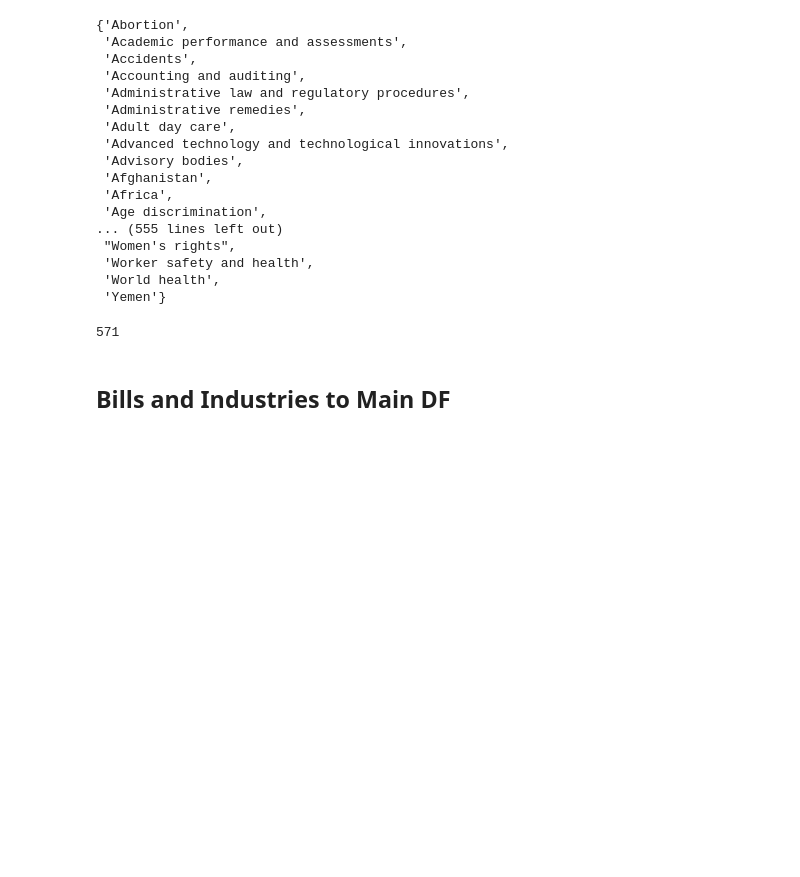
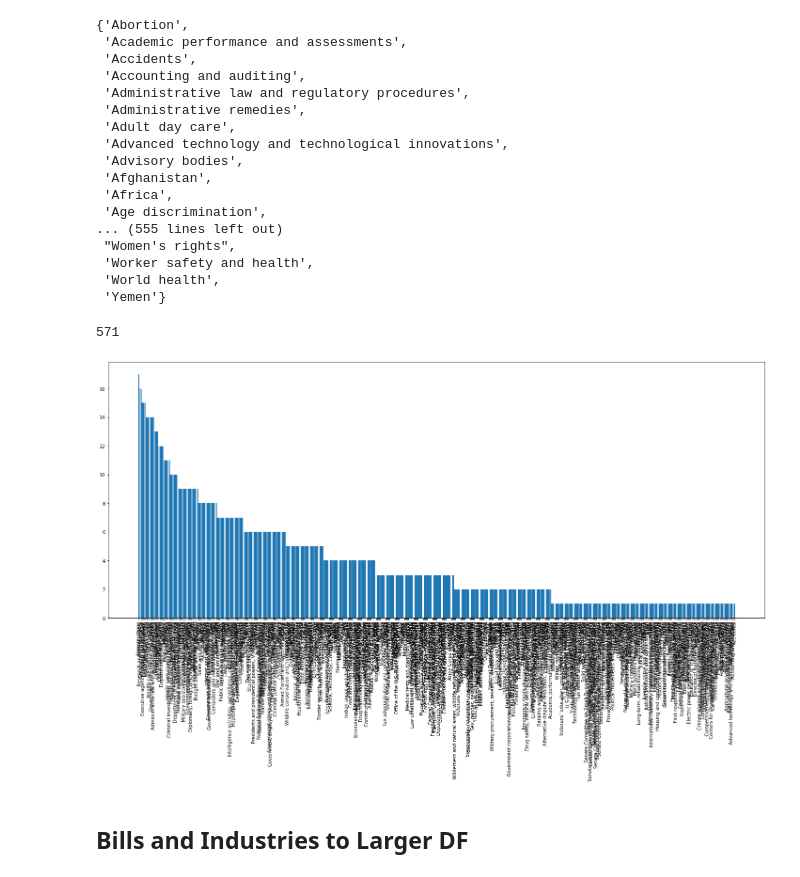
Before and after one commit to zapatos24/senator_nlp_vote_prediction, a Jupyter notebook: df_construction_and_EDA.ipynb, the cells around one changed output. Saved outputs shown, nothing was run; the diff lists cells and outputs as text; code cells hidden in the pictures; blank space fills up the shorter version.

```diff
--- a/df_construction_and_EDA.ipynb
+++ b/df_construction_and_EDA.ipynb
@@ -561,4 +672,20 @@ set(subjects)
 len(set(subjects))
 # %% [output]
 571
+# %%
+count_subject = []
+for i in sorted(set(subjects)):
+    count_subject.append((subjects.count(i), i))
+
+sorted(count_subject)
+
+x = [x[1] for x in sorted(count_subject, reverse=True)]
+y = [x[0] for x in sorted(count_subject, reverse=True)]
+
+plt.figure(figsize=(25,10))
+plt.bar(x,y)
+plt.xticks(rotation=90)
+plt.show()
+# %% [output]
+[figure, added]
 # %%
@@ -566,5 +693,5 @@ pd.Series(sorted(set(subjects))).to_csv('bill_subject_dictionary.csv', index=Fal
 # %% [markdown]
-## Bills and Industries to Main DF
+## Bills and Industries to Larger DF
 # %%
 vmr_id_bill_df = vmr_id_df.merge(bill_info_df, how='left',
                                  left_on=['congress', 'bill_number'],
```
Also changed, not shown: parts of 20 cells of this notebook.
